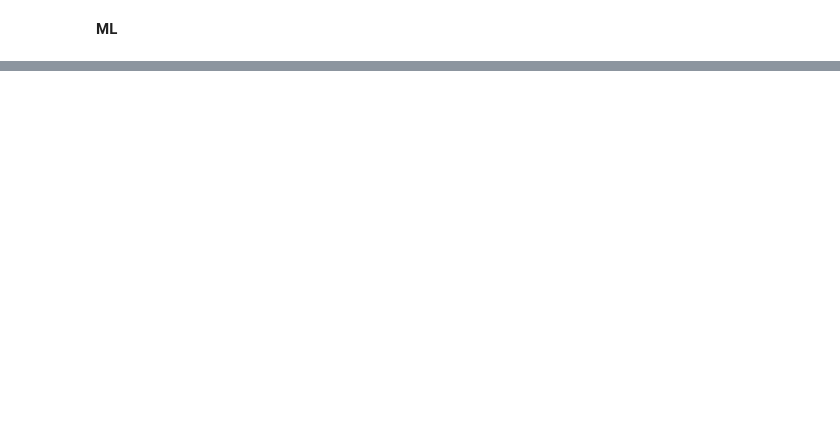
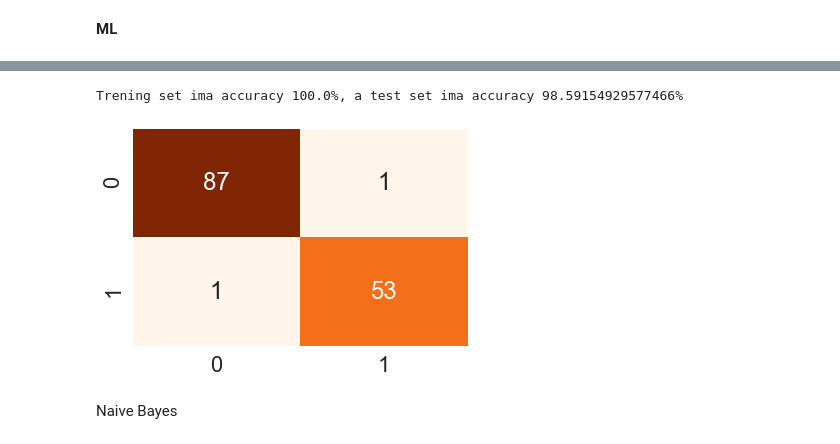
Before and after one commit to ivanBarac/uzop, a Jupyter notebook: projekt.ipynb, the cells around one changed output, grey strips where cells are left out. Saved outputs shown, nothing was run; the diff lists cells and outputs as text; code cells hidden in the pictures; blank space fills up the shorter version.

```diff
--- a/projekt.ipynb
+++ b/projekt.ipynb
@@ -78,0 +191,4 @@ plt.xticks(rotation=90);
+# %%
+from sklearn.ensemble import RandomForestClassifier
+clf = RandomForestClassifier(n_estimators=40).fit(x_train, np.ravel(y_train))
+prediction = clf.predict(x_test)
@@ -78,0 +216,8 @@ plt.xticks(rotation=90);
+# %%
+matricaKonfuzije = confusion_matrix(y_test, prediction)
+sns.cubehelix_palette(start=.5, rot=-.75, as_cmap=True);
+sns.heatmap(matricaKonfuzije, annot=True, cbar=False, cmap="Oranges");
+print("Trening set ima accuracy {}%, a test set ima accuracy {}%".format(accuracy_score(y_train,clf.predict(x_train))*100, accuracy_score(y_test, prediction)*100))
+# %% [output]
+Trening set ima accuracy 100.0%, a test set ima accuracy 98.59154929577466%
+[figure, added]
@@ -78,0 +226,2 @@ plt.xticks(rotation=90);
+# %% [markdown]
+Naive Bayes
```
Also changed, not shown: parts of 38 cells of this notebook.
